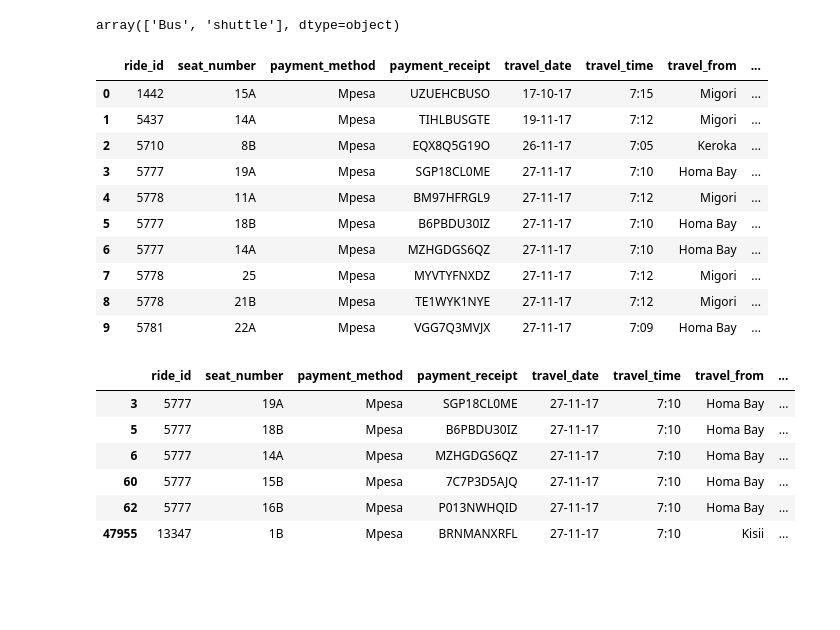
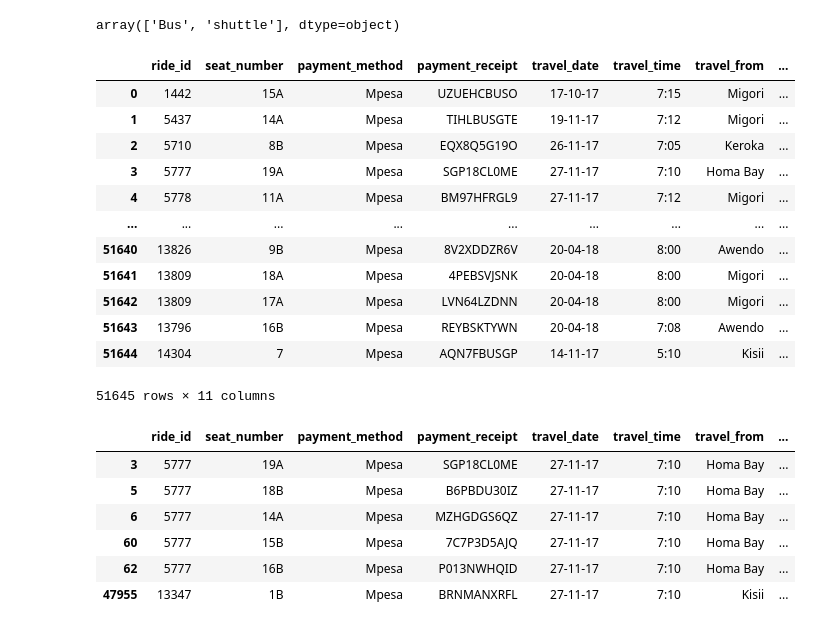
Before and after one commit to shivakumar17/Transport-demand-prediction, a Jupyter notebook: Demand_Prediction_for_Public_Transport_Capstone_Project.ipynb, the cells around one changed output. Saved outputs shown, nothing was run; the diff lists cells and outputs as text; code cells hidden in the pictures; blank space fills up the shorter version.

```diff
--- a/Demand_Prediction_for_Public_Transport_Capstone_Project.ipynb
+++ b/Demand_Prediction_for_Public_Transport_Capstone_Project.ipynb
@@ -107,19 +107,21 @@ array(['Bus', 'shuttle'], dtype=object)
 # %%
 df['seats_occupied']=df.groupby(['car_type','travel_date','travel_time','travel_from'])['travel_time'].transform('count')
 # %%
-df.head(10)
+df
 # %% [output]
 |  | ride_id | seat_number | payment_method | payment_receipt | travel_date | travel_time | travel_from | ... |
 | 0 | 1442 | 15A | Mpesa | UZUEHCBUSO | 17-10-17 | 7:15 | Migori | ... |
 | 1 | 5437 | 14A | Mpesa | TIHLBUSGTE | 19-11-17 | 7:12 | Migori | ... |
 | 2 | 5710 | 8B | Mpesa | EQX8Q5G19O | 26-11-17 | 7:05 | Keroka | ... |
 | 3 | 5777 | 19A | Mpesa | SGP18CL0ME | 27-11-17 | 7:10 | Homa Bay | ... |
 | 4 | 5778 | 11A | Mpesa | BM97HFRGL9 | 27-11-17 | 7:12 | Migori | ... |
-| 5 | 5777 | 18B | Mpesa | B6PBDU30IZ | 27-11-17 | 7:10 | Homa Bay | ... |
-| 6 | 5777 | 14A | Mpesa | MZHGDGS6QZ | 27-11-17 | 7:10 | Homa Bay | ... |
-| 7 | 5778 | 25 | Mpesa | MYVTYFNXDZ | 27-11-17 | 7:12 | Migori | ... |
-| 8 | 5778 | 21B | Mpesa | TE1WYK1NYE | 27-11-17 | 7:12 | Migori | ... |
-| 9 | 5781 | 22A | Mpesa | VGG7Q3MVJX | 27-11-17 | 7:09 | Homa Bay | ... |
+| ... | ... | ... | ... | ... | ... | ... | ... | ... |
+| 51640 | 13826 | 9B | Mpesa | 8V2XDDZR6V | 20-04-18 | 8:00 | Awendo | ... |
+| 51641 | 13809 | 18A | Mpesa | 4PEBSVJSNK | 20-04-18 | 8:00 | Migori | ... |
+| 51642 | 13809 | 17A | Mpesa | LVN64LZDNN | 20-04-18 | 8:00 | Migori | ... |
+| 51643 | 13796 | 16B | Mpesa | REYBSKTYWN | 20-04-18 | 7:08 | Awendo | ... |
+| 51644 | 14304 | 7 | Mpesa | AQN7FBUSGP | 14-11-17 | 5:10 | Kisii | ... |
+51645 rows × 11 columns
 # %%
 df[(df['car_type']=='Bus') & (df['travel_date']=='27-11-17') & (df['travel_time']=='7:10')]
 # %% [output]
```
Also changed, not shown: parts of 10 cells of this notebook.
